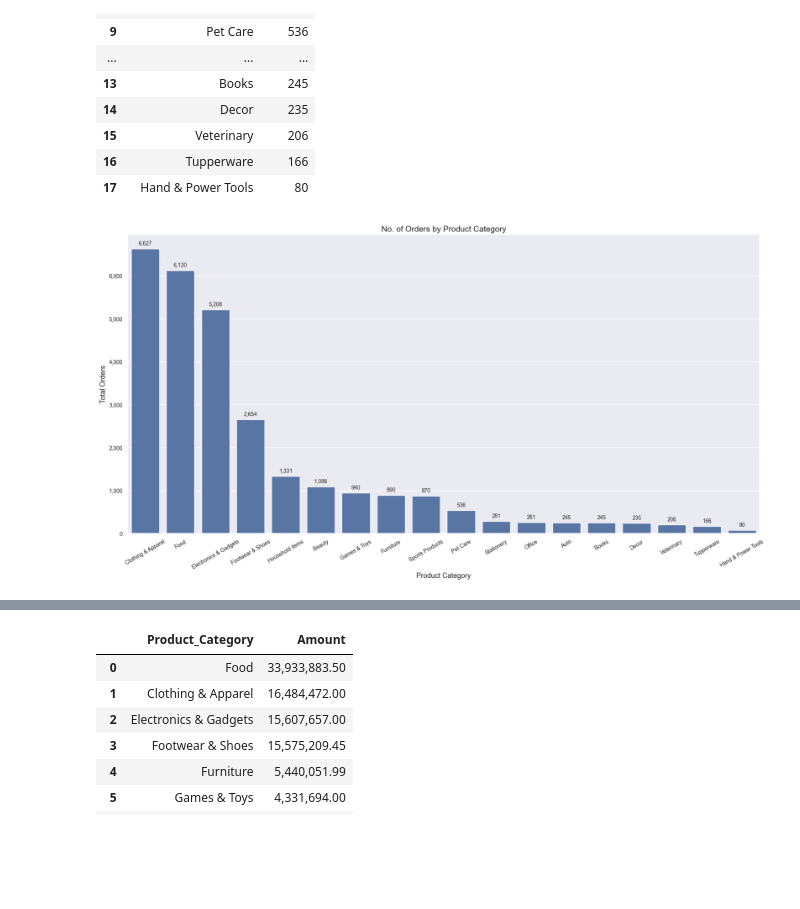
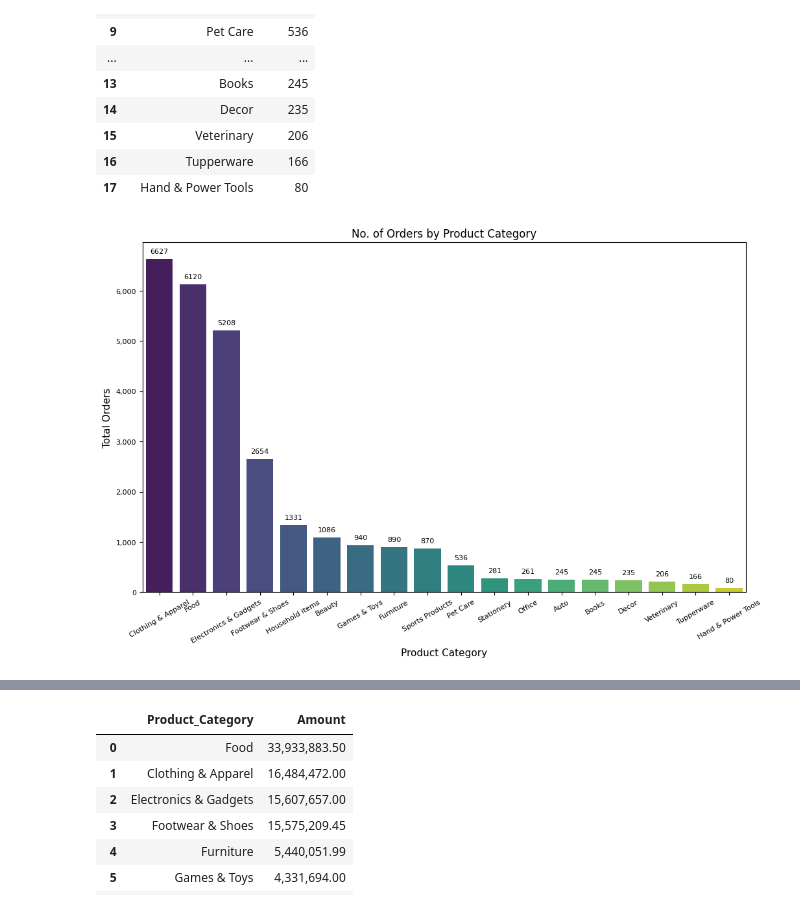
Before and after one commit to RichaSinghhh/Diwali-Sales-Analysis, a Jupyter notebook: Diwali Sales.ipynb, the cells around one changed output, grey strips where cells are left out. Drawn from its saved outputs; the diff is of its cells as text; code cells hidden in the pictures; blank space fills up the shorter version.

```diff
--- a/Diwali Sales.ipynb
+++ b/Diwali Sales.ipynb
@@ -580,0 +644,17 @@ plt.show()
+# %%
+# No. of Orders by Occupation Barplot
+plt.figure(figsize=(12, 7))
+
+ax = sns.barplot(x='Occupation', y='Orders', hue='Occupation', data=df_occupation, palette='viridis', dodge=False)
+# Adding bar labels
+for container in ax.containers:
+    ax.bar_label(container, fmt='{:.0f}', fontsize=8, label_type='edge', padding=5)
+
+ax.yaxis.set_major_formatter(ticker.StrMethodFormatter("{x:,.0f}"))
+
+plt.xticks(fontsize=8, rotation=30)
+plt.yticks(fontsize=8)
+plt.xlabel('Occupation', fontsize=11)
+plt.ylabel('Total Orders', fontsize=11)
+plt.title('No. of Orders by Occupation', fontsize=12)
+plt.show()
@@ -674,20 +762,29 @@ df_product
 | 16 | Tupperware | 166 |
 | 17 | Hand & Power Tools | 80 |
 # %%
-# Total Orders by Product Category Barplot
+import matplotlib.pyplot as plt
+import seaborn as sns
+from matplotlib import ticker
 
-plt.figure(figsize = (21,10))
+# No. of Orders by Product Category Barplot
+plt.figure(figsize=(12, 7))
 
-ax = sns.barplot(x = 'Product_Category', y = 'Orders', data = df_product)
-ax.bar_label(ax.containers[0], fmt = '{:,.0f}', fontsize = 10, label_type= 'edge', padding = 5)
+# Barplot with hue and viridis color palette
+ax = sns.barplot(x='Product_Category', y='Orders', hue='Product_Category', data=df_product, palette='viridis', dodge=False)  # Use hue parameter and viridis palette
+# Adding bar labels
+for container in ax.containers:
+    ax.bar_label(container, fmt='{:.0f}', fontsize=8, label_type='edge', padding=5)
+
 ax.yaxis.set_major_formatter(ticker.StrMethodFormatter("{x:,.0f}"))
 
-plt.xticks(fontsize = 10, rotation = 30)
-plt.yticks(fontsize = 10)
-plt.xlabel('Product Category', fontsize = 13)
-plt.ylabel('Total Orders', fontsize = 13)
-plt.title('No. of Orders by Product Category', fontsize = 15)
+plt.xticks(fontsize=8, rotation=30)
+plt.yticks(fontsize=8)
+plt.xlabel('Product Category', fontsize=11)
+plt.ylabel('Total Orders', fontsize=11)
+plt.title('No. of Orders by Product Category', fontsize=12)
+
+plt.legend([], [], frameon=False)  # Optionally remove the legend if it's not needed
 
 plt.show()
 # %% [output]
-[figure, old version]
+[figure, new version]
```
Also changed, not shown: parts of 37 cells of this notebook.
